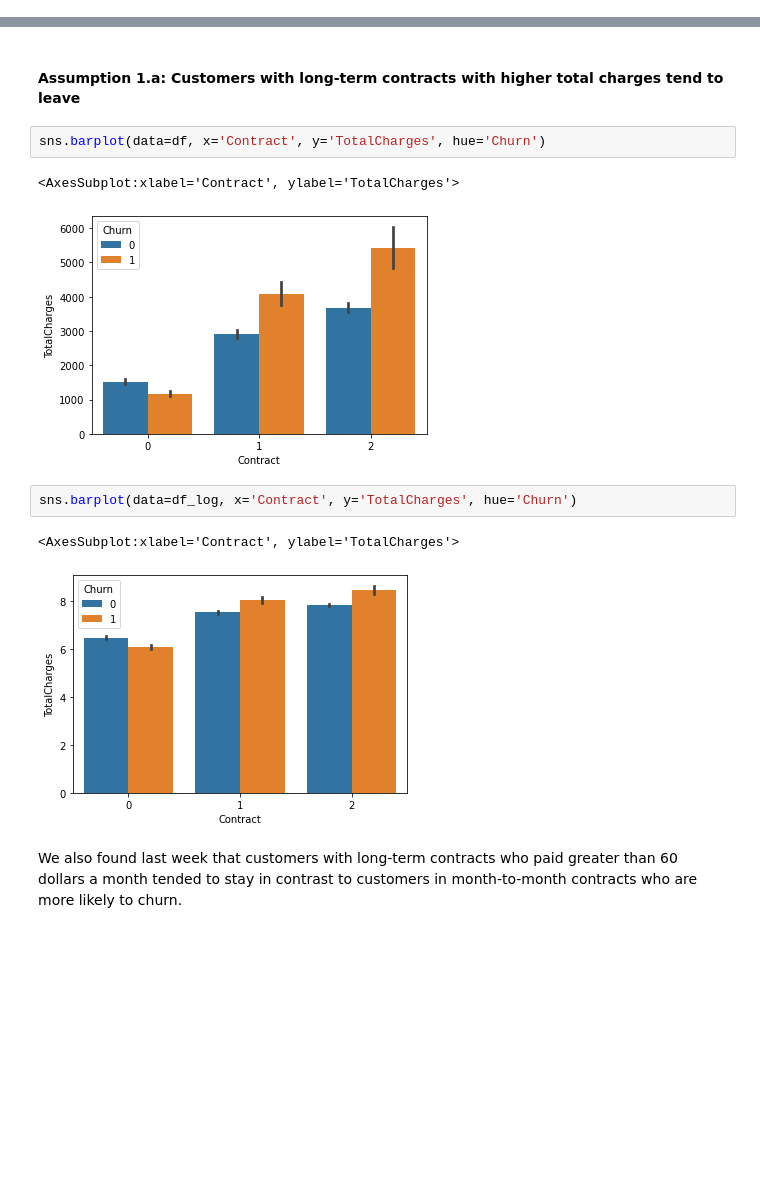
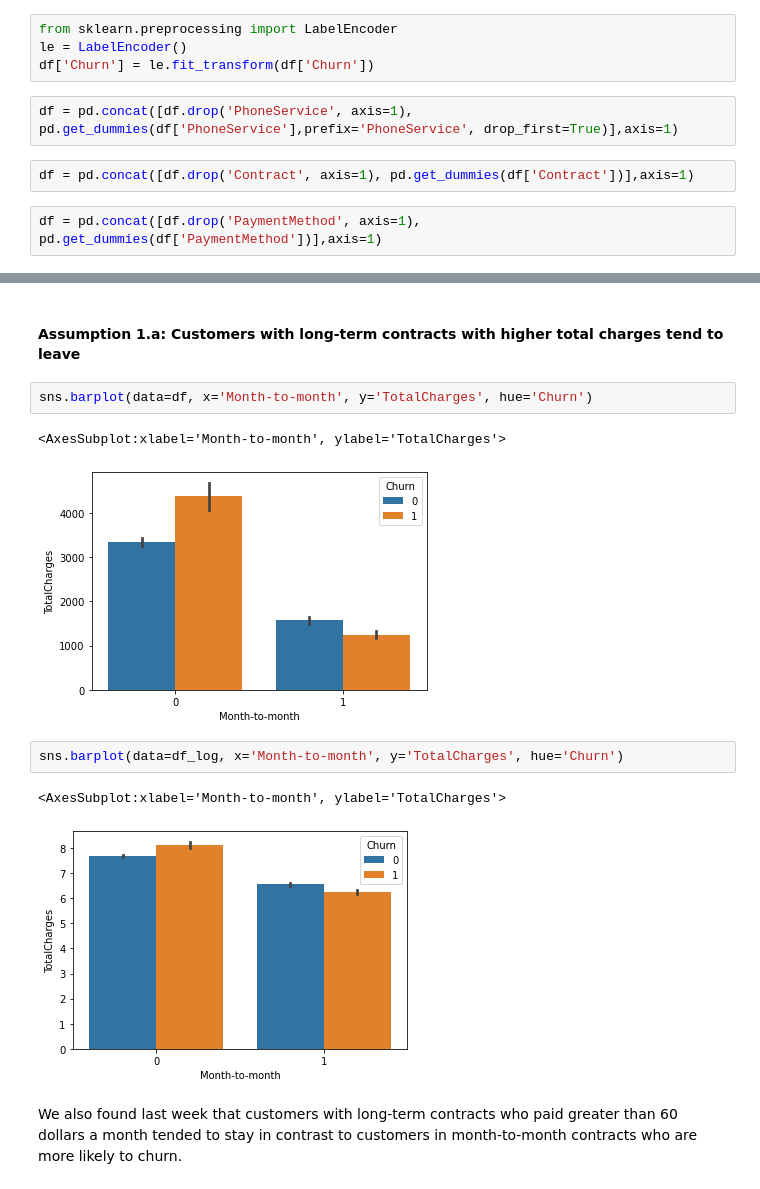
Before and after one commit to kscully-dotcom/msds600, a Jupyter notebook: assignment/week2/Week_2_Assignment_starter.ipynb, the cells around one changed output, grey strips where cells are left out. Drawn from its saved outputs; the diff is of its cells as text; blank space fills up the shorter version.

Commit message:
advanced changes
I implemented the advanced approaches to data cleaning.

```diff
--- a/assignment/week2/Week_2_Assignment_starter.ipynb
+++ b/assignment/week2/Week_2_Assignment_starter.ipynb
@@ -150,0 +195,10 @@ df['Churn'] = df['Churn'].replace({'No':0, 'Yes':1})
+# %%
+from sklearn.preprocessing import LabelEncoder
+le = LabelEncoder()
+df['Churn'] = le.fit_transform(df['Churn'])
+# %%
+df = pd.concat([df.drop('PhoneService', axis=1), pd.get_dummies(df['PhoneService'],prefix='PhoneService', drop_first=True)],axis=1)
+# %%
+df = pd.concat([df.drop('Contract', axis=1), pd.get_dummies(df['Contract'])],axis=1)
+# %%
+df = pd.concat([df.drop('PaymentMethod', axis=1), pd.get_dummies(df['PaymentMethod'])],axis=1)
@@ -198,15 +272,15 @@ df_log['TotalCharges'].plot.hist()
 # %% [markdown]
 #### Assumption 1.a: Customers with long-term contracts with higher total charges tend to leave
 # %%
-sns.barplot(data=df, x='Contract', y='TotalCharges', hue='Churn')
+sns.barplot(data=df, x='Month-to-month', y='TotalCharges', hue='Churn')
 # %% [output]
-<AxesSubplot:xlabel='Contract', ylabel='TotalCharges'>
+<AxesSubplot:xlabel='Month-to-month', ylabel='TotalCharges'>
-[figure, old version]
+[figure, new version]
 # %%
-sns.barplot(data=df_log, x='Contract', y='TotalCharges', hue='Churn')
+sns.barplot(data=df_log, x='Month-to-month', y='TotalCharges', hue='Churn')
 # %% [output]
-<AxesSubplot:xlabel='Contract', ylabel='TotalCharges'>
+<AxesSubplot:xlabel='Month-to-month', ylabel='TotalCharges'>
-[figure, old version]
+[figure, new version]
 # %% [markdown]
 We also found last week that customers with long-term contracts who paid greater than 60 dollars a month tended to stay in contrast to customers in month-to-month contracts who are more likely to churn.
 # %% [markdown]
```
Also changed, not shown: parts of 41 cells of this notebook, 6 other files.
